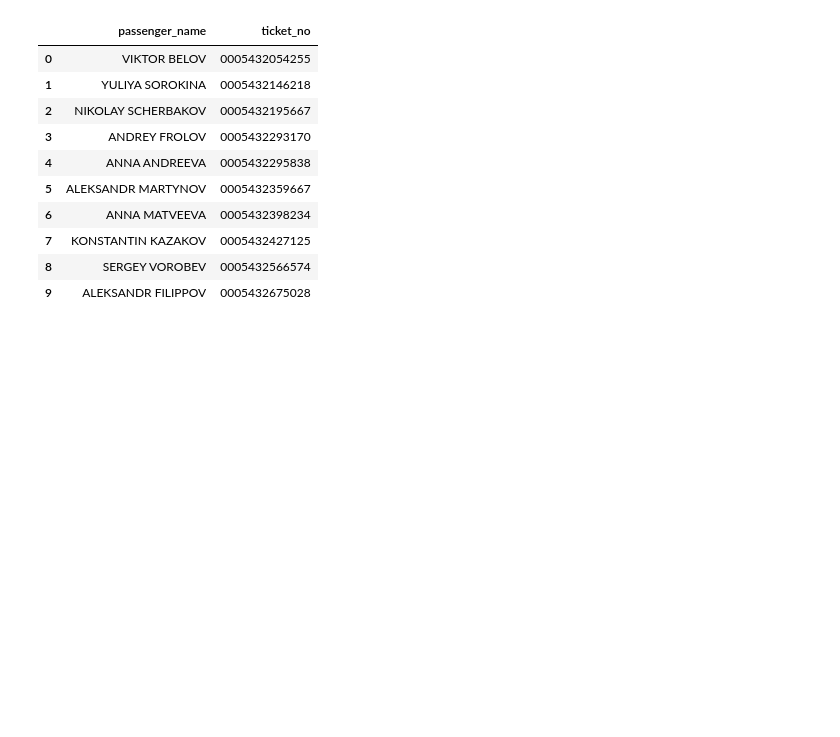
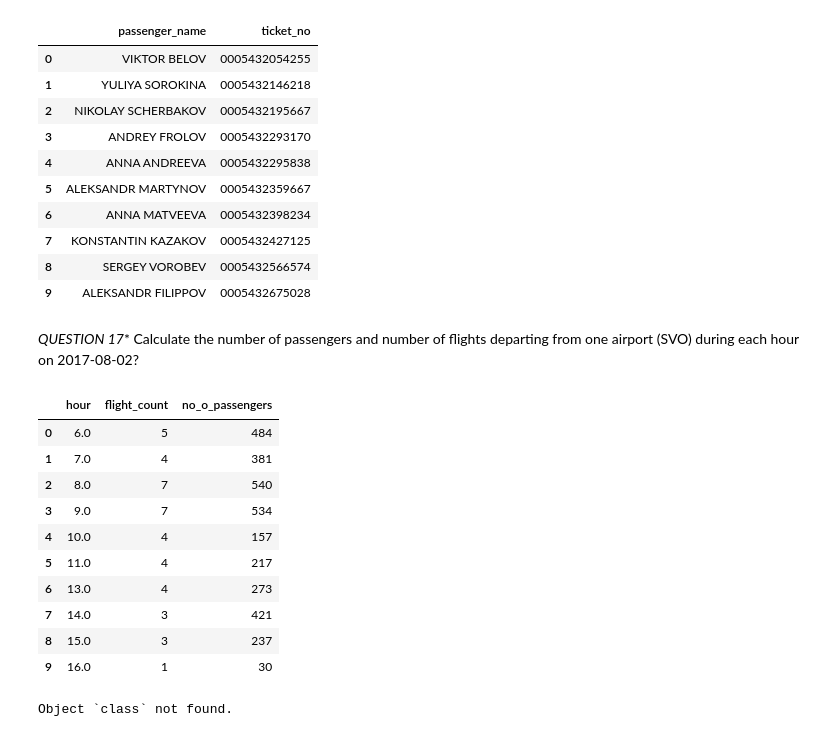
Before and after one commit to jbassie/SQL-PROJECTS, a Jupyter notebook: AIRLINES/SQL_NOTEBOOK.ipynb, the cells around one changed output. Drawn from its saved outputs; the diff is of its cells as text; code cells hidden in the pictures; blank space fills up the shorter version.

```diff
--- a/AIRLINES/SQL_NOTEBOOK.ipynb
+++ b/AIRLINES/SQL_NOTEBOOK.ipynb
@@ -316,3 +316,35 @@ df.head(10)
 | 7 | KONSTANTIN KAZAKOV | 0005432427125 |
 | 8 | SERGEY VOROBEV | 0005432566574 |
 | 9 | ALEKSANDR FILIPPOV | 0005432675028 |
+# %% [markdown]
+*QUESTION 17**  Calculate the number of passengers and number of flights departing from one airport (SVO) during each hour on 2017-08-02?
+# %%
+query = "Select  date_part('hour', f.scheduled_departure) as hour, \
+		count(distinct(f.flight_id)) as flight_count, count(tf.ticket_no) as no_o_passengers \
+	from flights f \
+		join ticket_flights tf \
+			on f.flight_id = tf.flight_id \
+	where f.departure_airport = 'SVO' and f.scheduled_departure >= '2017-08-02' :: date \
+		and f.scheduled_departure < '2017-08-03' :: date \
+	group by 1 \
+	order by 1 asc \
+         "
+
+df = pd.read_sql_query(query, con = engine)
+df.head(10)
+# %% [output]
+|  | hour | flight_count | no_o_passengers |
+| 0 | 6.0 | 5 | 484 |
+| 1 | 7.0 | 4 | 381 |
+| 2 | 8.0 | 7 | 540 |
+| 3 | 9.0 | 7 | 534 |
+| 4 | 10.0 | 4 | 157 |
+| 5 | 11.0 | 4 | 217 |
+| 6 | 13.0 | 4 | 273 |
+| 7 | 14.0 | 3 | 421 |
+| 8 | 15.0 | 3 | 237 |
+| 9 | 16.0 | 1 | 30 |
+# %%
+*QUESTION 18**  Using Exists function in the subqueries return the ticket_no, boarding_no and seat_no who used the Business class?
+# %% [output]
+Object `class` not found.
```
Also changed, not shown: parts of 19 cells of this notebook.
